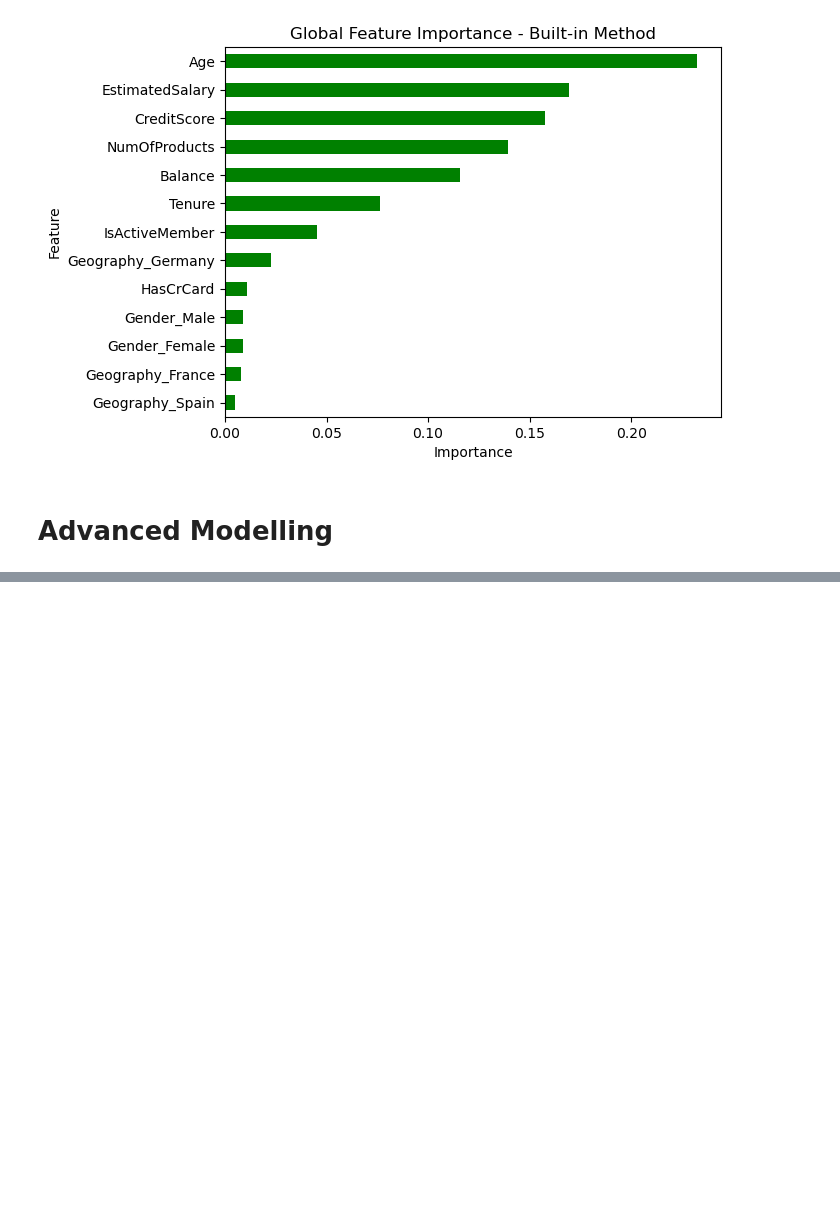
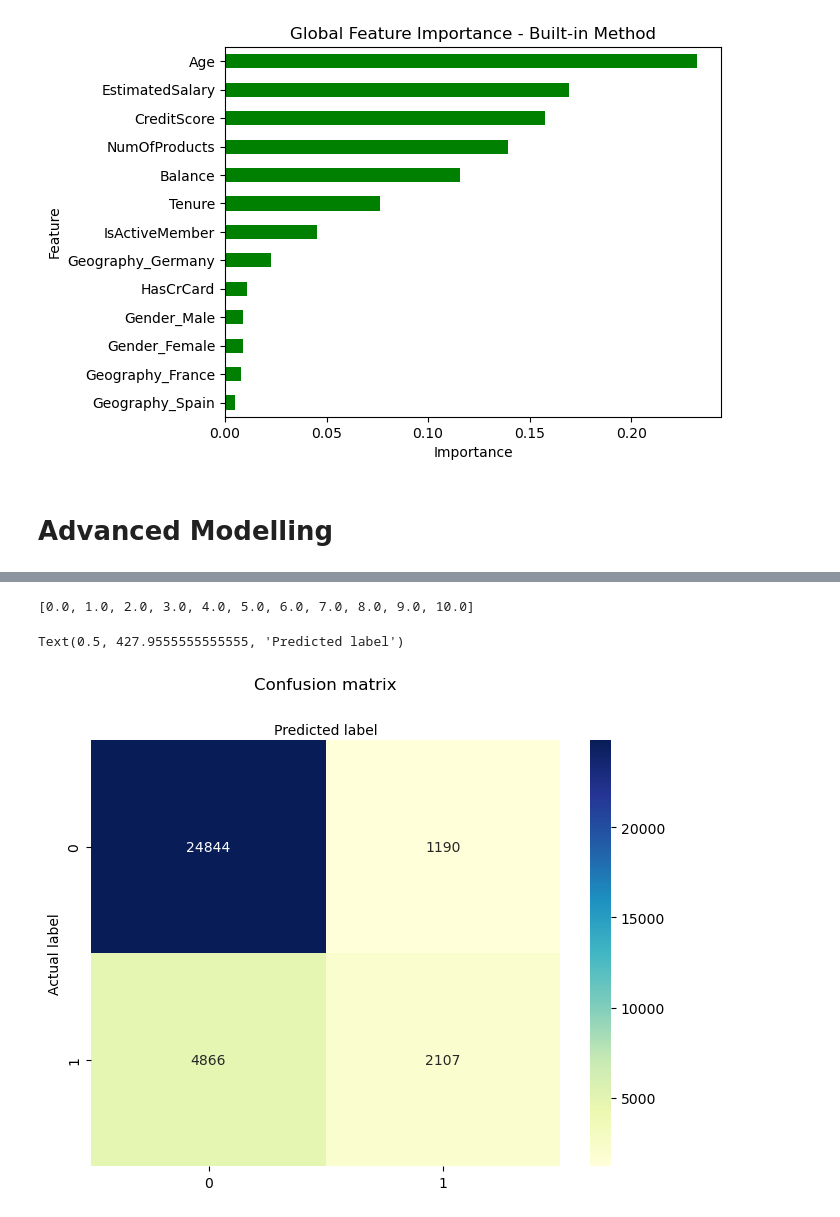
Before and after one commit to ruwindarowel/Bank-Churn-Predictor---Kaggle-Comp, a Jupyter notebook: DA.ipynb, the cells around one changed output, grey strips where cells are left out. Saved outputs shown, nothing was run; the diff lists cells and outputs as text; code cells hidden in the pictures; blank space fills up the shorter version.

Commit message:
remedied the imbalances and changed some others

```diff
--- a/DA.ipynb
+++ b/DA.ipynb
@@ -432,0 +465,11 @@ Text(0.5, 1.0, 'Global Feature Importance - Built-in Method')
+# %%
+quants=['CreditScore','Age','Balance','EstimatedSalary']
+nominal=['Geography','Gender']
+ordinal=['Tenure','NumOfProducts']
+others=['HasCrCard','IsActiveMember']
+
+df = x_train
+# %%
+list(np.arange(0,11,dtype=float))
+# %% [output]
+[0.0, 1.0, 2.0, 3.0, 4.0, 5.0, 6.0, 7.0, 8.0, 9.0, 10.0]
@@ -432,0 +489,38 @@ Text(0.5, 1.0, 'Global Feature Importance - Built-in Method')
+# %%
+from sklearn.linear_model import LogisticRegression
+
+logreg = LogisticRegression(random_state=100)
+
+log_reg_pipeline=Pipeline(steps=[
+    ('preprocessor',preprocessor),
+    ('regressor',logreg)
+])
+
+log_reg_model=log_reg_pipeline.fit(x_train,y_train)
+# %%
+y_pred = log_reg_model.predict(x_test)
+# %%
+# import required modules
+import numpy as np
+import matplotlib.pyplot as plt
+import seaborn as sns
+from sklearn import metrics
+
+cnf_matrix = metrics.confusion_matrix(y_test, y_pred)
+cnf_matrix
+
+class_names=[0,1] # name  of classes
+fig, ax = plt.subplots()
+tick_marks = np.arange(len(class_names))
+plt.xticks(tick_marks, class_names)
+plt.yticks(tick_marks, class_names)
+# create heatmap
+sns.heatmap(pd.DataFrame(cnf_matrix), annot=True, cmap="YlGnBu" ,fmt='g')
+ax.xaxis.set_label_position("top")
+plt.tight_layout()
+plt.title('Confusion matrix', y=1.1)
+plt.ylabel('Actual label')
+plt.xlabel('Predicted label')
+# %% [output]
+Text(0.5, 427.9555555555555, 'Predicted label')
+[figure, added]
```
Also changed, not shown: parts of 6 cells of this notebook, 1 other file.
